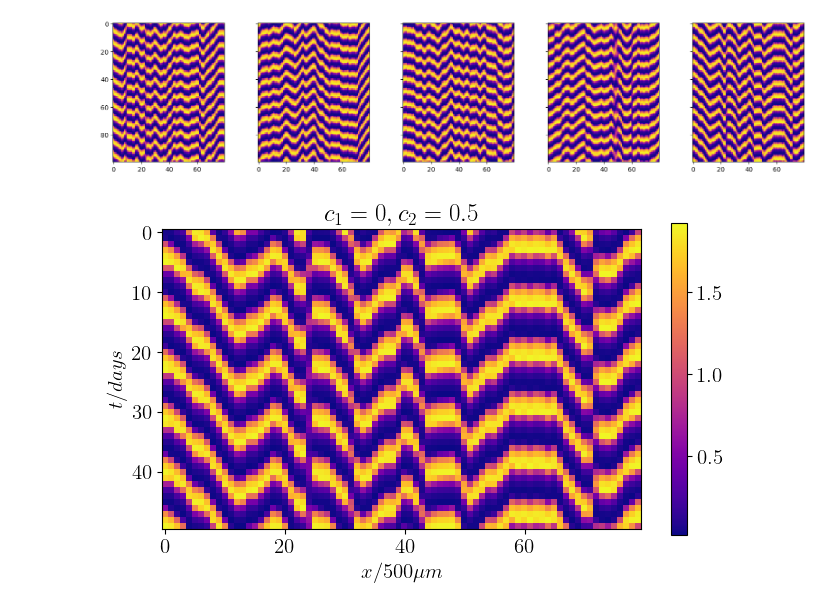
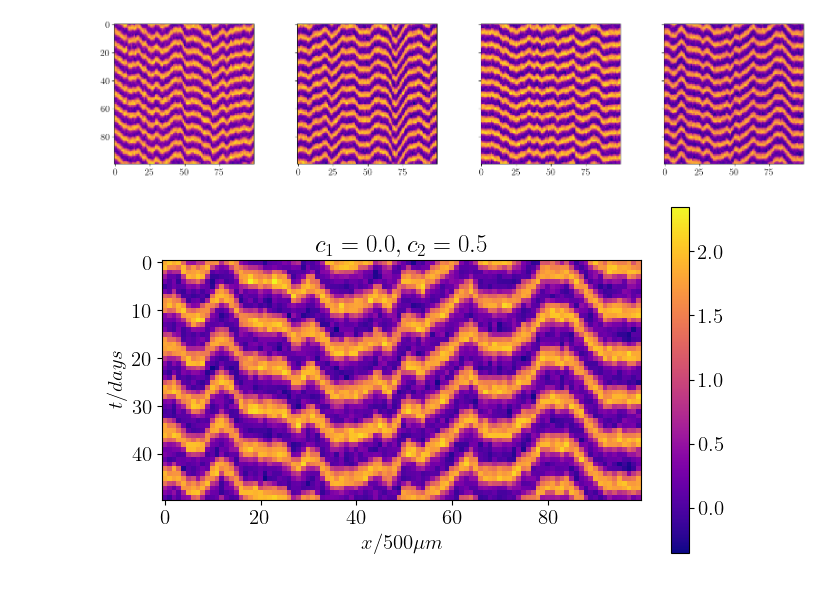
Before and after one commit to Irene-Li/kuramoto, a Jupyter notebook: RA_model_1D.ipynb, the cells around one changed output. Cells and saved outputs as stored; diff of their text form; code cells hidden in the pictures.

```diff
--- a/RA_model_1D.ipynb
+++ b/RA_model_1D.ipynb
@@ -6,33 +6,35 @@ import time
 # %%
 kappa = 1
 n = 6
 tau = 8.6*2
 epsilon = 8.6/2
 mu = 1
 nu = 1
 
-tau_sigma = 0.2
-epsilon_sigma = 0.1
-c1 = 0
+tau_sigma = 0.1
+epsilon_sigma = 0.05
+c1 = 0.0
 c2 = 0.5
 
-T = 1e3
+sigma = 0.2
+
+T = 2e3
 dt = 5e-2
 n_batches = int(T)
-L = 80
+L = 100
 
 noise_amp = 0 # noise in the initial conditions (doesn't really matter)
-seeds = [0, 10, 20, 100, 500] # seed numbers for random number generator
+seeds = [0, 10, 20, 100] # seed numbers for random number generator
 fig, axes = plt.subplots(1, len(seeds), sharex=True, sharey=True, figsize=(20, 4))
 for (i, seed) in enumerate(seeds):
-    m = asym_density_field_1D(mu, nu, kappa, n, tau, epsilon, tau_sigma, epsilon_sigma, c1, c2)
+    m = sto_asym_density_field_1D(mu, nu, kappa, n, tau, epsilon, tau_sigma, epsilon_sigma, c1, c2, sigma)
     m.initialise(L, T, dt, n_batches, 0, noise_amp, seed)
     m.evolve()
 
     axes[i].imshow(m.psi[-100:], cmap='plasma', interpolation='None')
 plt.show()
 # %% [output]
-[figure, old version]
+[figure, new version]
 # %%
 plt.figure(figsize=(7, 4))
 plt.rc('font', size=15)
@@ -47,4 +49,4 @@ plt.tight_layout()
 plt.savefig('Figures/1d_model.png', dpi=300)
 plt.show()
 # %% [output]
-[figure, old version]
+[figure, new version]
```
Also changed, not shown: 2 other files.
